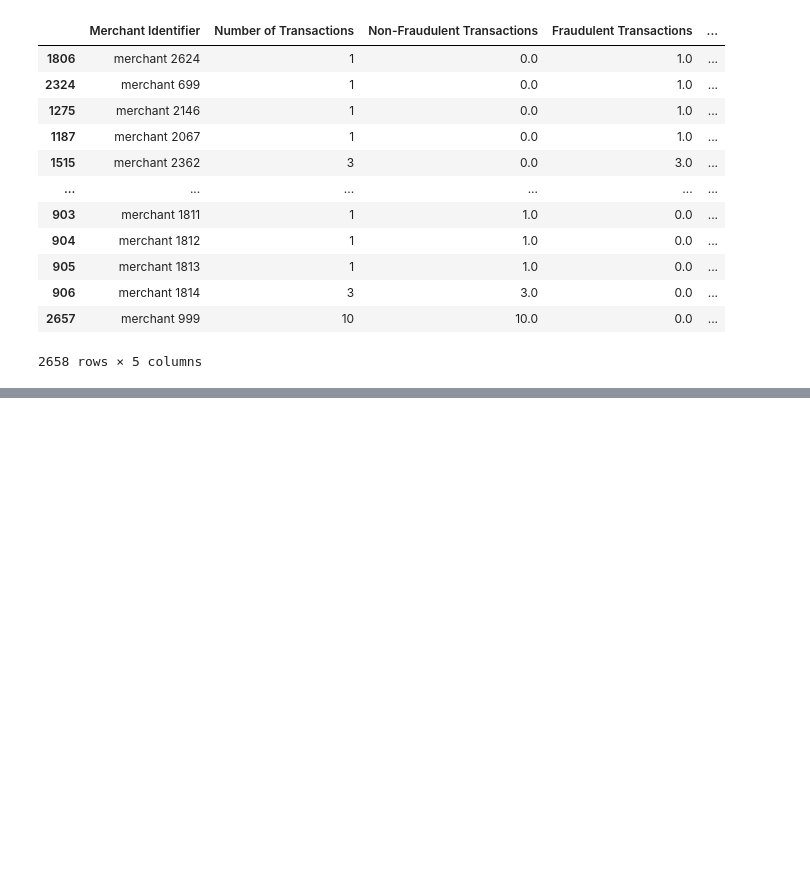
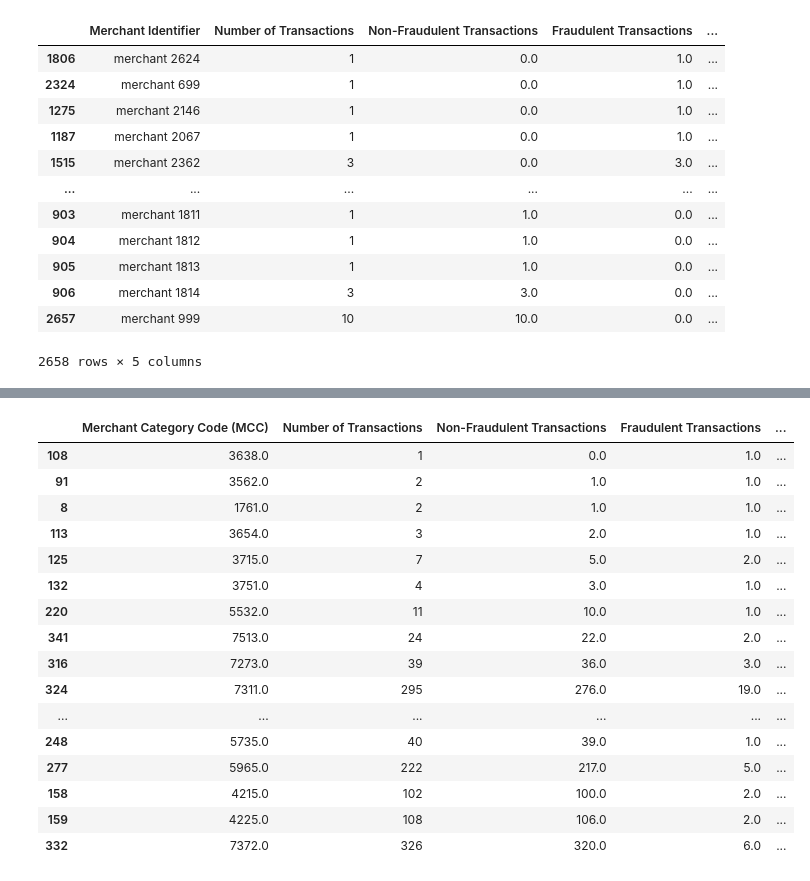
Before and after one commit to simonryu328/bolt-bootcamp, a Jupyter notebook: notebooks/EDA_stephanie.ipynb, the cells around one changed output, grey strips where cells are left out. Cells and saved outputs as stored; diff of their text form; code cells hidden in the pictures; blank space fills up the shorter version.

```diff
--- a/notebooks/EDA_stephanie.ipynb
+++ b/notebooks/EDA_stephanie.ipynb
@@ -124,0 +147,30 @@ plot_fraud_merchant
+# %%
+# get number of transactions per MCC
+mcc_group = clean_data.groupby(by='Merchant Category Code (MCC)')
+mcc_group = mcc_group.size().reset_index(name="Number of Transactions")
+
+# get number of fraudulent and non-fraudulent transactions per merchant
+mcc_fraud = clean_data.groupby(by=['Merchant Category Code (MCC)', 'Fraud Indicator (Yes/No)'])
+mcc_fraud = mcc_fraud.size(
+                                ).reset_index(name="Count"
+                                ).pivot(index='Merchant Category Code (MCC)', columns='Fraud Indicator (Yes/No)', values='Count'
+                                ).reset_index(
+                                ).fillna(0).rename_axis('', axis='columns'
+                                ).rename(columns={'No':'Non-Fraudulent Transactions', 'Yes':'Fraudulent Transactions'})
+
+# merge the two above data frames and sort by proportion of fraudulent transactions per merchant (ascending)
+mcc_transactions = mcc_group.merge(mcc_fraud, left_on='Merchant Category Code (MCC)', right_on='Merchant Category Code (MCC)', how='outer')
+mcc_transactions = mcc_transactions.assign(proportion_of_fraudulent_transactions=mcc_transactions['Fraudulent Transactions'] / mcc_transactions['Number of Transactions'])
+mcc_transactions = mcc_transactions.sort_values(by='proportion_of_fraudulent_transactions', ascending=False)
+
+# save the resulting data frame
+mcc_transactions.to_csv("../data/eda_data_mcc_transaction_data.csv")
+
+# viz the top 50 mcc with the most fraudulent transactions
+top50_mcc_fraudsters = mcc_transactions.head(50)
+
+plot_fraud_mcc = alt.Chart(top50_mcc_fraudsters).mark_bar().encode(
+                        alt.X('Merchant Category Code (MCC):N', sort='-y'),
+                        alt.Y('proportion_of_fraudulent_transactions', title = "Proportion of Fraudulent Transactions")
+)
+plot_fraud_mcc
@@ -124,0 +179,20 @@ plot_fraud_merchant
+# %%
+mcc_transactions.head(20)
+# %% [output]
+|  | Merchant Category Code (MCC) | Number of Transactions | Non-Fraudulent Transactions | Fraudulent Transactions | ... |
+| 108 | 3638.0 | 1 | 0.0 | 1.0 | ... |
+| 91 | 3562.0 | 2 | 1.0 | 1.0 | ... |
+| 8 | 1761.0 | 2 | 1.0 | 1.0 | ... |
+| 113 | 3654.0 | 3 | 2.0 | 1.0 | ... |
+| 125 | 3715.0 | 7 | 5.0 | 2.0 | ... |
+| 132 | 3751.0 | 4 | 3.0 | 1.0 | ... |
+| 220 | 5532.0 | 11 | 10.0 | 1.0 | ... |
+| 341 | 7513.0 | 24 | 22.0 | 2.0 | ... |
+| 316 | 7273.0 | 39 | 36.0 | 3.0 | ... |
+| 324 | 7311.0 | 295 | 276.0 | 19.0 | ... |
+| ... | ... | ... | ... | ... | ... |
+| 248 | 5735.0 | 40 | 39.0 | 1.0 | ... |
+| 277 | 5965.0 | 222 | 217.0 | 5.0 | ... |
+| 158 | 4215.0 | 102 | 100.0 | 2.0 | ... |
+| 159 | 4225.0 | 108 | 106.0 | 2.0 | ... |
+| 332 | 7372.0 | 326 | 320.0 | 6.0 | ... |
```
Also changed, not shown: parts of 4 cells of this notebook, 1 other file.
